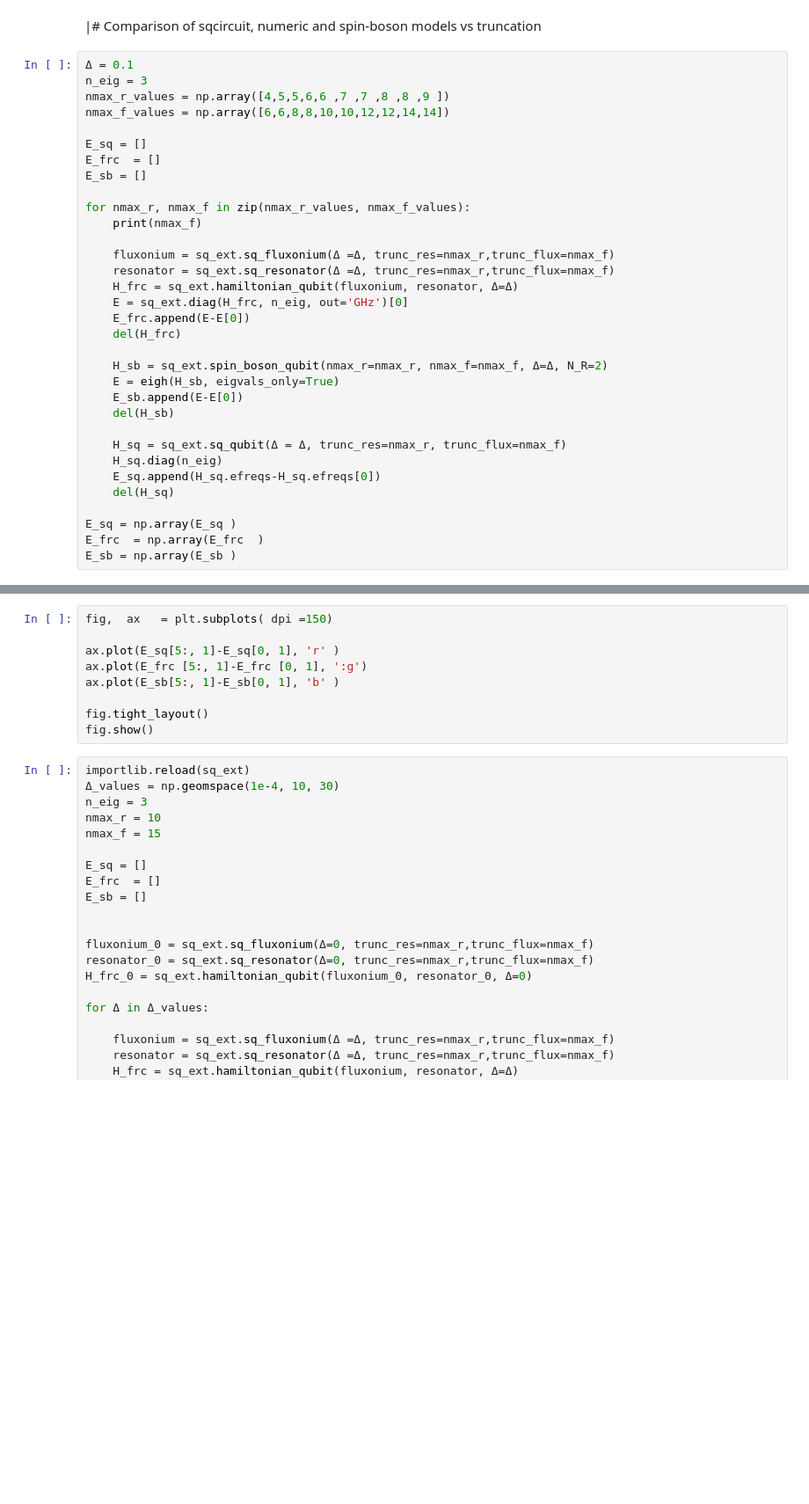
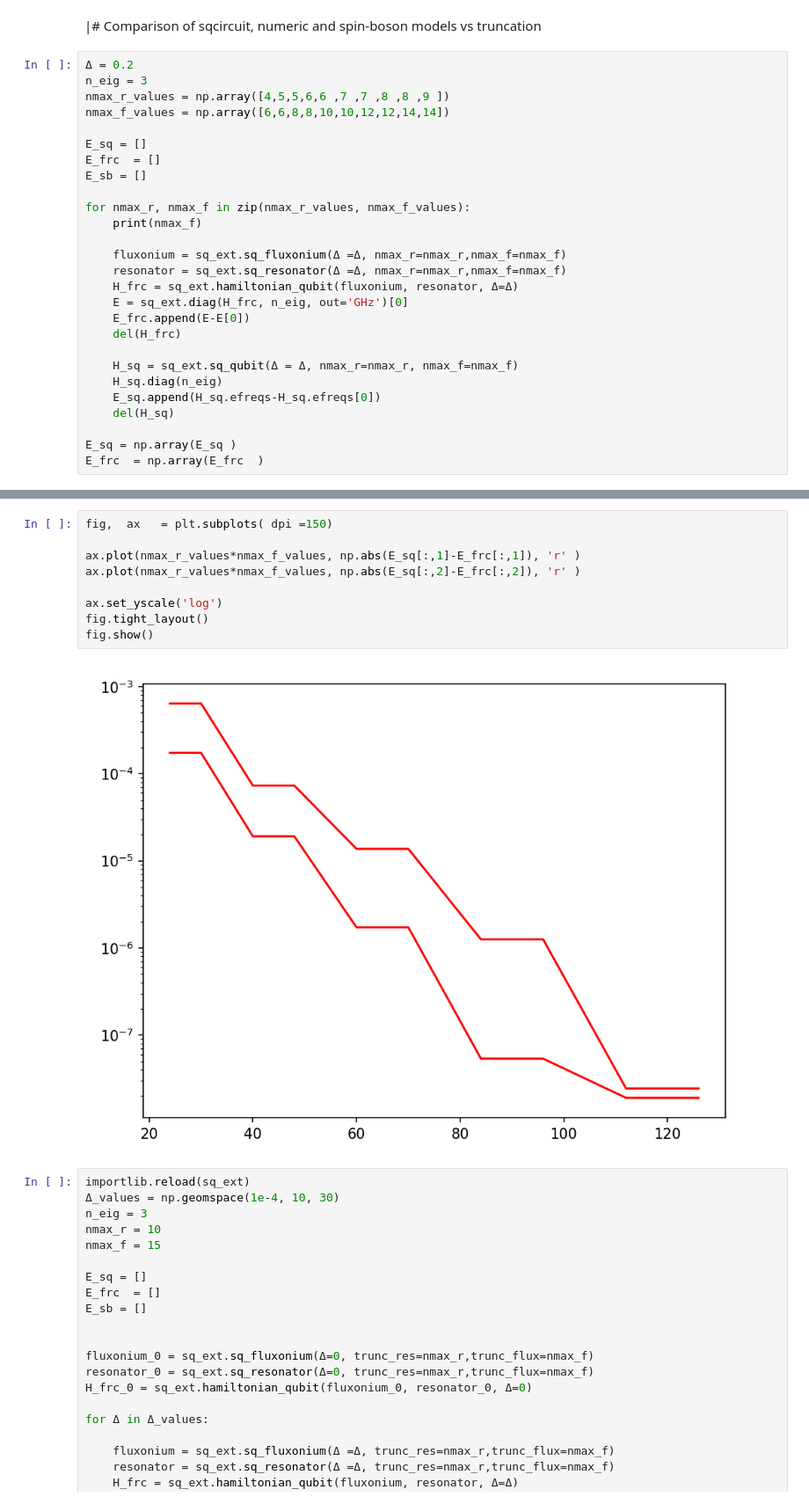
Before and after one commit to GabrielJauma/tunable-capacitive-coupling-flux-qubits, a Jupyter notebook: KIT/Qubit/qubit - model comparison.ipynb, the cells around one changed output, grey strips where cells are left out. Shown at 88% size. Cells and saved outputs as stored; diff of their text form; blank space fills up the shorter version.

```diff
--- a/KIT/Qubit/qubit - model comparison.ipynb
+++ b/KIT/Qubit/qubit - model comparison.ipynb
@@ -19,7 +19,7 @@ GHz = 1e9
 # %% [markdown]
 |# Comparison of sqcircuit, numeric and spin-boson models vs truncation
 # %%
-Δ = 0.1
+Δ = 0.2
 n_eig = 3
 nmax_r_values = np.array([4,5,5,6,6 ,7 ,7 ,8 ,8 ,9 ])
 nmax_f_values = np.array([6,6,8,8,10,10,12,12,14,14])
@@ -31,23 +31,17 @@ E_sb = []
 for nmax_r, nmax_f in zip(nmax_r_values, nmax_f_values):
     print(nmax_f)
 
-    fluxonium = sq_ext.sq_fluxonium(Δ =Δ, trunc_res=nmax_r,trunc_flux=nmax_f)
-    resonator = sq_ext.sq_resonator(Δ =Δ, trunc_res=nmax_r,trunc_flux=nmax_f)
+    fluxonium = sq_ext.sq_fluxonium(Δ =Δ, nmax_r=nmax_r,nmax_f=nmax_f)
+    resonator = sq_ext.sq_resonator(Δ =Δ, nmax_r=nmax_r,nmax_f=nmax_f)
     H_frc = sq_ext.hamiltonian_qubit(fluxonium, resonator, Δ=Δ)
     E = sq_ext.diag(H_frc, n_eig, out='GHz')[0]
     E_frc.append(E-E[0])
     del(H_frc)
 
-    H_sb = sq_ext.spin_boson_qubit(nmax_r=nmax_r, nmax_f=nmax_f, Δ=Δ, N_R=2)
-    E = eigh(H_sb, eigvals_only=True)
-    E_sb.append(E-E[0])
-    del(H_sb)
-
-    H_sq = sq_ext.sq_qubit(Δ = Δ, trunc_res=nmax_r, trunc_flux=nmax_f)
+    H_sq = sq_ext.sq_qubit(Δ = Δ, nmax_r=nmax_r, nmax_f=nmax_f)
     H_sq.diag(n_eig)
     E_sq.append(H_sq.efreqs-H_sq.efreqs[0])
     del(H_sq)
 
 E_sq = np.array(E_sq )
 E_frc  = np.array(E_frc  )
-E_sb = np.array(E_sb )
@@ -54,12 +59,14 @@ E_sb = np.array(E_sb )
 # %%
 fig,  ax   = plt.subplots( dpi =150)
 
-ax.plot(E_sq[5:, 1]-E_sq[0, 1], 'r' )
-ax.plot(E_frc [5:, 1]-E_frc [0, 1], ':g')
-ax.plot(E_sb[5:, 1]-E_sb[0, 1], 'b' )
+ax.plot(nmax_r_values*nmax_f_values, np.abs(E_sq[:,1]-E_frc[:,1]), 'r' )
+ax.plot(nmax_r_values*nmax_f_values, np.abs(E_sq[:,2]-E_frc[:,2]), 'r' )
 
+ax.set_yscale('log')
 fig.tight_layout()
 fig.show()
+# %% [output]
+[figure, added]
 # %%
 importlib.reload(sq_ext)
 Δ_values = np.geomspace(1e-4, 10, 30)
```
Also changed, not shown: parts of 1 cell of this notebook, 4 other files.
